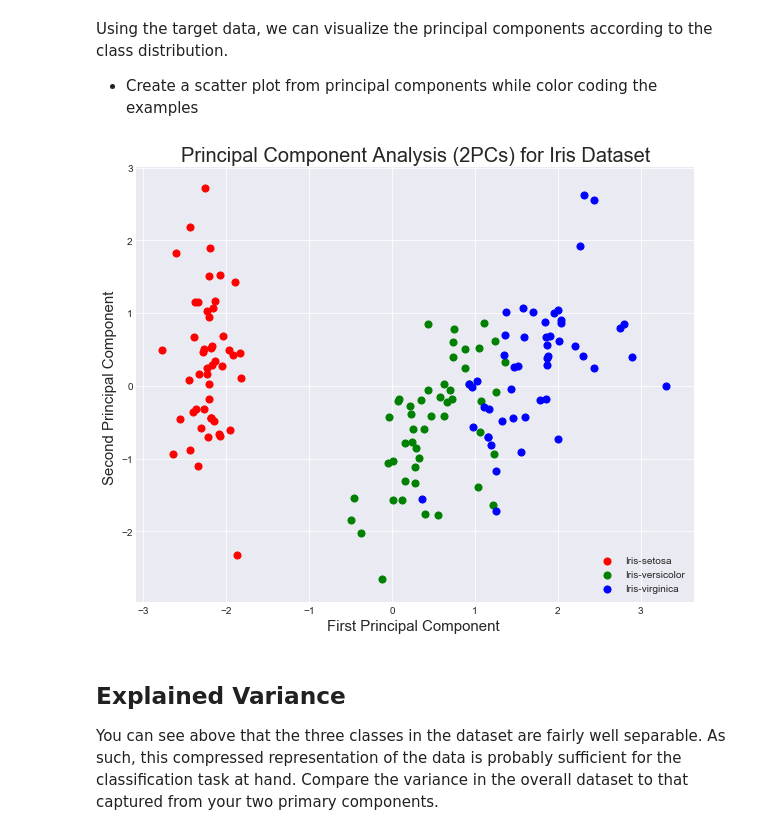
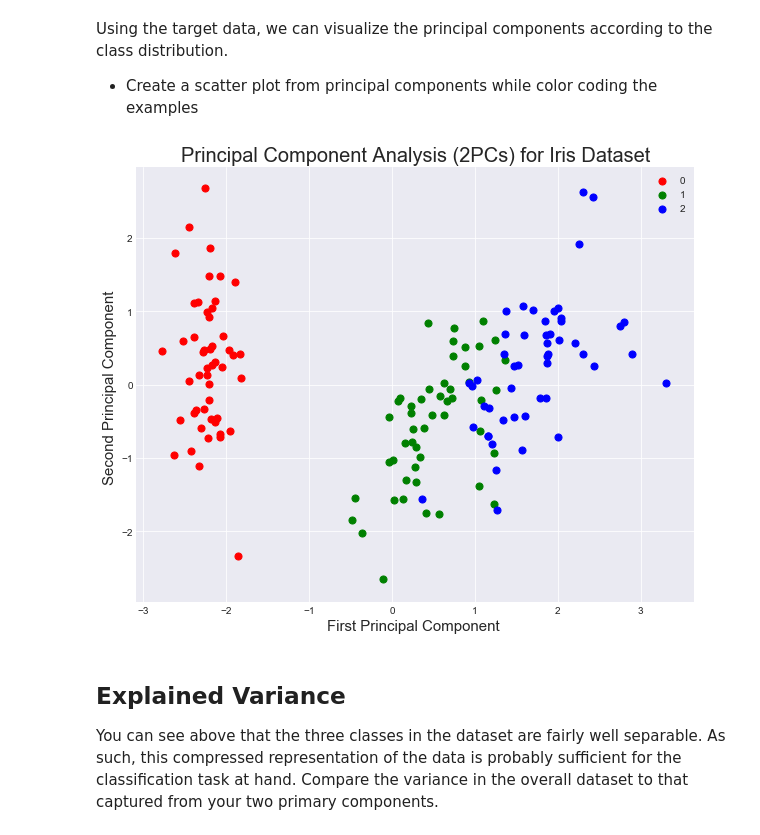
Before and after one commit to learn-co-curriculum/dsc-dimensionality-reduction-lab, a Jupyter notebook: index.ipynb, the cells around one changed output. Saved outputs shown, nothing was run; the diff lists cells and outputs as text; code cells hidden in the pictures.

```diff
--- a/index.ipynb
+++ b/index.ipynb
@@ -79,7 +79,10 @@ As such, append the target (flower name) to the principal components in a pandas
 # Create a new dataset from principal components
 df = pd.DataFrame(data = principalComponents
              , columns = ['PC1', 'PC2'])
-result_df = pd.concat([df, iris[['target']]], axis = 1)
+
+target = pd.Series(iris['target'], name='target')
+
+result_df = pd.concat([df, target], axis = 1)
 result_df.head(5)
 # %% [output]
 |  | PC1 | PC2 | target |
@@ -98,25 +101,24 @@ Using the target data, we can visualize the principal components according to th
 # %%
 # Principal Componets scatter plot
 plt.style.use('seaborn-dark')
 fig = plt.figure(figsize = (10,8))
 ax = fig.add_subplot(1,1,1)
 ax.set_xlabel('First Principal Component ', fontsize = 15)
 ax.set_ylabel('Second Principal Component ', fontsize = 15)
 ax.set_title('Principal Component Analysis (2PCs) for Iris Dataset', fontsize = 20)
 
-
-targets = ['Iris-setosa', 'Iris-versicolor', 'Iris-virginica']
+targets = [0, 1, 2]
 colors = ['r', 'g', 'b']
 for target, color in zip(targets,colors):
     indicesToKeep = iris['target'] == target
     ax.scatter(result_df.loc[indicesToKeep, 'PC1']
                , result_df.loc[indicesToKeep, 'PC2']
                , c = color
                , s = 50)
 ax.legend(targets)
 ax.grid()
 # %% [output]
-[figure, old version]
+[figure, new version]
 # %% [markdown]
 ## Explained Variance
 
```
Also changed, not shown: parts of 13 cells of this notebook, 15 other files.
